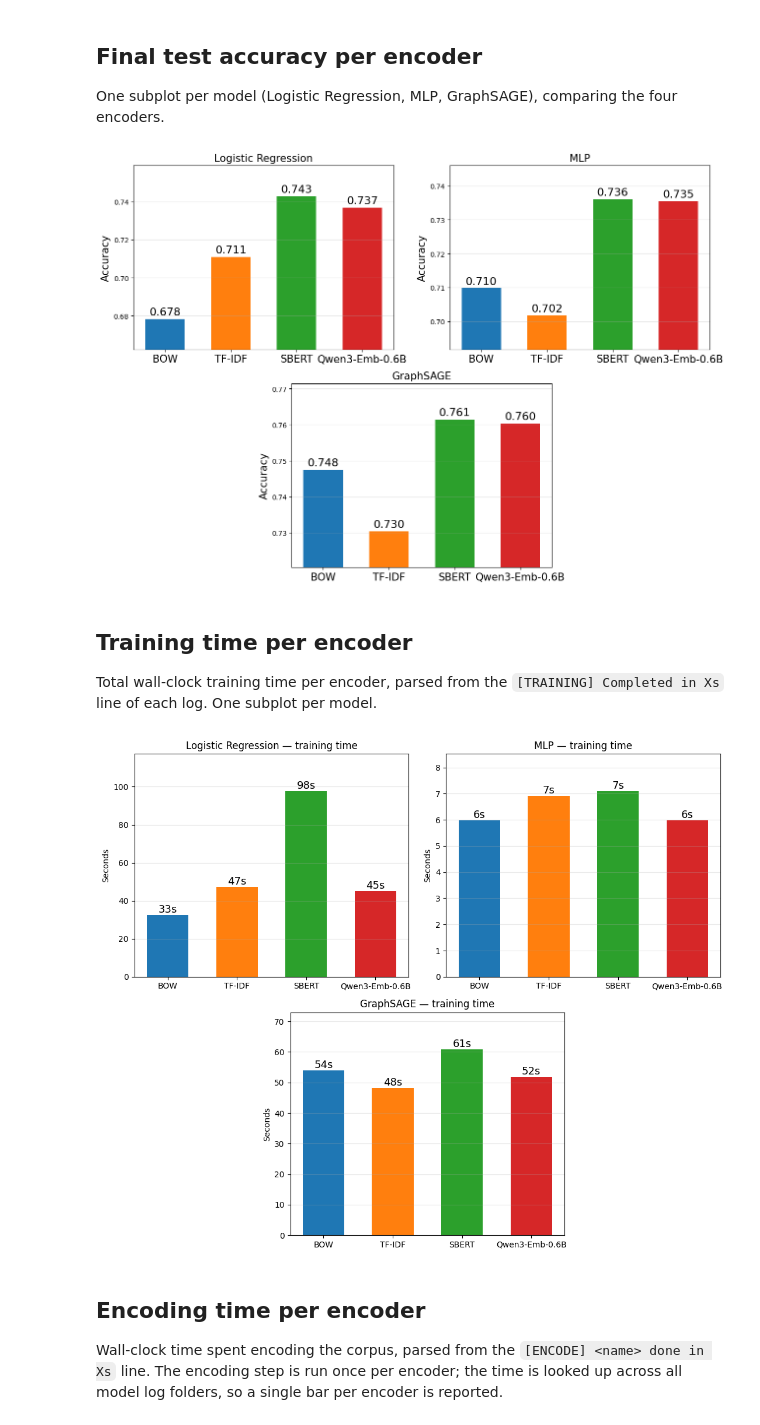
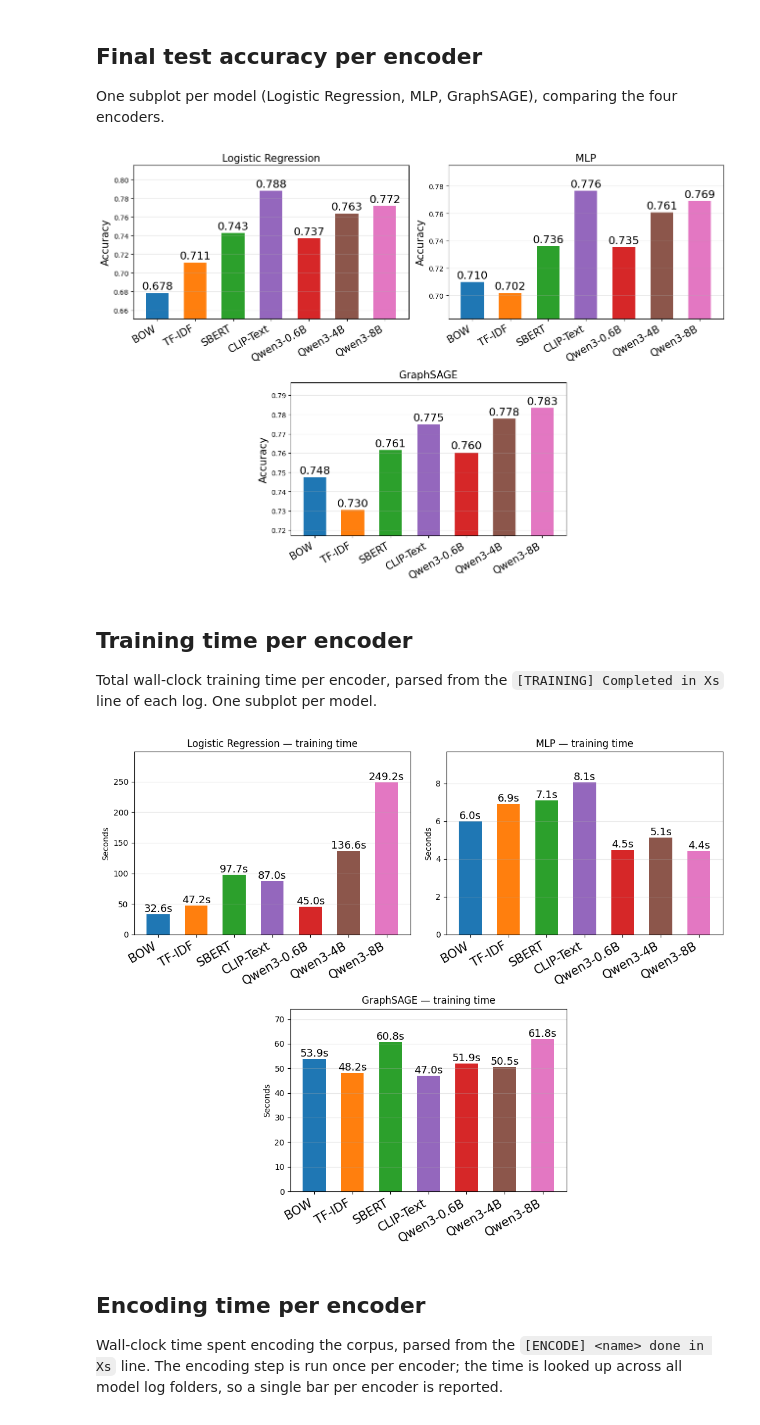
Before and after one commit to guilhermeRaibolt/gnn-embeddings, a Jupyter notebook: results.ipynb, the cells around one changed output. Drawn from its saved outputs; the diff is of its cells as text; code cells hidden in the pictures.

Commit message:
add clip and bigger sized qwen

```diff
--- a/results.ipynb
+++ b/results.ipynb
@@ -13,18 +13,24 @@ import matplotlib.pyplot as plt
 
 LOGS_DIR = "logs"
 
-ENCODER_ORDER = ["bow", "tfidf", "sbert", "qwen06B"]
+ENCODER_ORDER = ["bow", "tfidf", "sbert", "cliptext", "qwen06B", "qwen4B", "qwen8B"]
 ENCODER_LABEL = {
     "bow": "BOW",
     "tfidf": "TF-IDF",
     "sbert": "SBERT",
-    "qwen06B": "Qwen3-Emb-0.6B",
+    "cliptext": "CLIP-Text",
+    "qwen06B": "Qwen3-0.6B",
+    "qwen4B": "Qwen3-4B",
+    "qwen8B": "Qwen3-8B",
 }
 ENCODER_COLOR = {
     "bow": "#1f77b4",
     "tfidf": "#ff7f0e",
     "sbert": "#2ca02c",
+    "cliptext": "#9467bd",
     "qwen06B": "#d62728",
+    "qwen4B": "#8c564b",
+    "qwen8B": "#e377c2",
 }
 
 MODEL_LABEL = {
@@ -258,7 +264,7 @@ def plot_final_scores(model_runs):
             ax.text(xi, v + (y_hi - y_lo) * 0.01, f"{v:.3f}",
                     ha="center", va="bottom", fontsize=16)
         ax.set_xticks(x)
-        ax.set_xticklabels([ENCODER_LABEL[e] for e in encs_present], fontsize=15)
+        ax.set_xticklabels([ENCODER_LABEL[e] for e in encs_present], fontsize=15, rotation=30, ha="right")
         ax.set_title(f"{MODEL_LABEL[model]}", fontsize=15)
         ax.set_ylabel("Accuracy", fontsize=15)
         ax.set_ylim(y_lo, y_hi)
@@ -269,7 +275,7 @@ def plot_final_scores(model_runs):
 
 plot_final_scores([("lr", lr_runs), ("mlp", mlp_runs), ("sage", sage_runs)])
 # %% [output]
-[figure, old version]
+[figure, new version]
 # %% [markdown]
 ## Training time per encoder
 
@@ -291,36 +297,36 @@ def plot_train_times(model_runs):
     model_runs = [(m, r) for m, r in model_runs if r]
     if not model_runs:
         print("No logs found.")
         return
     n = len(model_runs)
     ncols = 2 if n > 1 else 1
     nrows = (n + ncols - 1) // ncols
     fig = plt.figure(figsize=(5.5 * ncols, 4.5 * nrows))
     axes = _grid_axes(fig, n, ncols=ncols)
     for ax, (model, encoders) in zip(axes, model_runs):
         encs_present = [e for e in ENCODER_ORDER if e in encoders]
         vals = [parse_train_time(encoders[e]) or 0.0 for e in encs_present]
         x = np.arange(len(encs_present))
         colors = [ENCODER_COLOR[e] for e in encs_present]
         bars = ax.bar(x, vals, 0.6, color=colors)
         for b, v in zip(bars, vals):
             if v > 0:
-                ax.text(b.get_x() + b.get_width() / 2, v, f"{v:.0f}s",
+                ax.text(b.get_x() + b.get_width() / 2, v, f"{v:.1f}s",
                         ha="center", va="bottom", fontsize=13)
         ax.set_xticks(x)
-        ax.set_xticklabels([ENCODER_LABEL[e] for e in encs_present])
+        ax.set_xticklabels([ENCODER_LABEL[e] for e in encs_present], fontsize=15, rotation=30, ha="right")
         ax.set_title(f"{MODEL_LABEL[model]} — training time")
         ax.set_ylabel("Seconds")
         ax.grid(True, axis="y", alpha=0.3)
         if vals and max(vals) > 0:
             ax.set_ylim(0, max(vals) * 1.2)
     fig.tight_layout()
     plt.show()
 
 
 plot_train_times([("lr", lr_runs), ("mlp", mlp_runs), ("sage", sage_runs)])
 # %% [output]
-[figure, old version]
+[figure, new version]
 # %% [markdown]
 ## Encoding time per encoder
 
```
Also changed, not shown: parts of 4 cells of this notebook, 13 other files.
